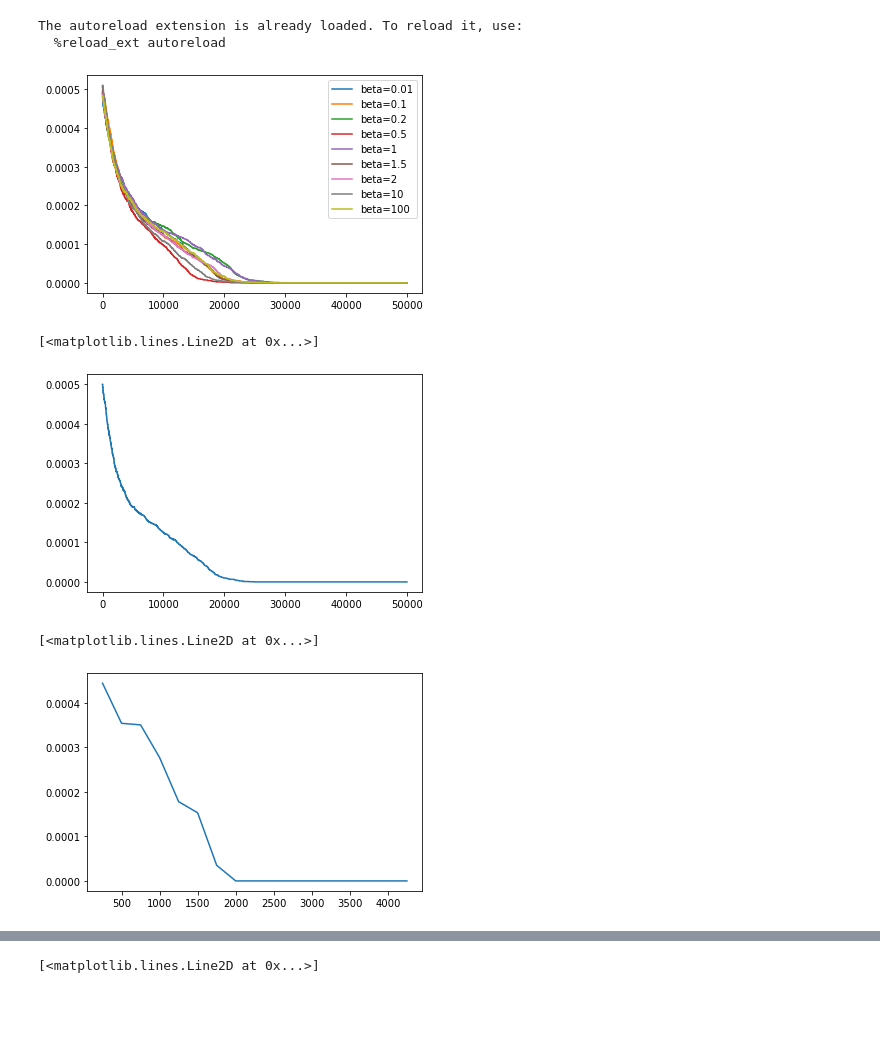
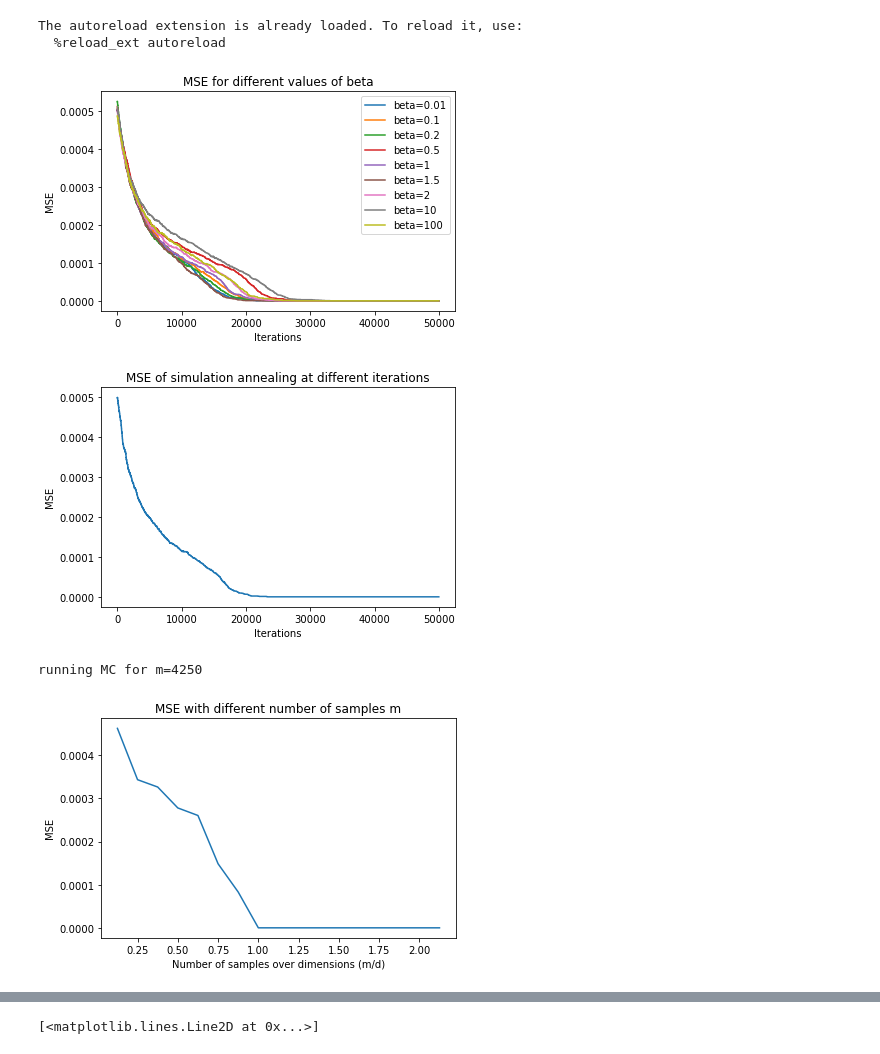
Before and after one commit to michelelupini/MC-project, a Jupyter notebook: main.ipynb, the cells around one changed output, grey strips where cells are left out. Cells and saved outputs as stored; diff of their text form; code cells hidden in the pictures; blank space fills up the shorter version.

```diff
--- a/main.ipynb
+++ b/main.ipynb
@@ -20,28 +20,42 @@ iterations = 100*d
 # %%
 # for different values of beta computes the losses of the samples as we moove through the chain
 
 iterations = 50000
-plt.plot(get_sampling_losses_fixed_ones(iterations, 0.01, m, d), label = 'beta=0.01')
-plt.plot(get_sampling_losses_fixed_ones(iterations, 0.1, m, d), label = 'beta=0.1')
-plt.plot(get_sampling_losses_fixed_ones(iterations, 0.2, m, d), label = 'beta=0.2')
-plt.plot(get_sampling_losses_fixed_ones(iterations, 0.5, m, d), label = 'beta=0.5')
-plt.plot(get_sampling_losses_fixed_ones(iterations, 1, m, d), label = 'beta=1')
-plt.plot(get_sampling_losses_fixed_ones(iterations, 1.5, m, d), label = 'beta=1.5')
-plt.plot(get_sampling_losses_fixed_ones(iterations, 2, m, d), label = 'beta=2')
-plt.plot(get_sampling_losses_fixed_ones(iterations, 10, m, d), label = 'beta=10')
-plt.plot(get_sampling_losses_fixed_ones(iterations, 100, m, d), label = 'beta=100')
+plt.plot(get_sampling_losses(iterations, 0.01, m, d), label = 'beta=0.01')
+plt.plot(get_sampling_losses(iterations, 0.1, m, d), label = 'beta=0.1')
+plt.plot(get_sampling_losses(iterations, 0.2, m, d), label = 'beta=0.2')
+plt.plot(get_sampling_losses(iterations, 0.5, m, d), label = 'beta=0.5')
+plt.plot(get_sampling_losses(iterations, 1, m, d), label = 'beta=1')
+plt.plot(get_sampling_losses(iterations, 1.5, m, d), label = 'beta=1.5')
+plt.plot(get_sampling_losses(iterations, 2, m, d), label = 'beta=2')
+plt.plot(get_sampling_losses(iterations, 10, m, d), label = 'beta=10')
+plt.plot(get_sampling_losses(iterations, 100, m, d), label = 'beta=100')
 
 plt.legend()
+plt.ylabel('MSE')
+plt.xlabel('Iterations')
+plt.title('MSE for different values of beta')
+plt.tight_layout()
+
+plt.savefig('MSE_diferent_beta.jpg')
 plt.show()
 # %% [output]
-[figure, old version]
+[figure, new version]
 # %%
 # test simulation annealing
-plt.plot(get_sampling_losses_fixed_ones(iterations, 0.1, m, d, simulation_annealing=True))
+plt.plot(get_sampling_losses(iterations, 0.1, m, d, simulation_annealing=True))
+
+plt.ylabel('MSE')
+plt.xlabel('Iterations')
+plt.title('MSE of simulation annealing at different iterations')
+plt.tight_layout()
+
+plt.savefig('MSE_simulation_annealing.jpg')
 # %% [output]
-[<matplotlib.lines.Line2D at 0x...>]
-[figure, old version]
+[figure, new version]
 # %%
+# don't rerun as it will take a while
+
 # increase the number of samples (m) to find minimum number of samples to
 losses_with_different_m = []
 m_values = np.arange(250,4500, 250)
@@ -49,10 +63,17 @@ m_values = np.arange(250,4500, 250)
 for m_value in  m_values:
     # for the different values of m only save the last loss (after doing all the iterations)
     print(f'running MC for m={m_value}', end='\r')
-    losses_with_different_m.append(get_sampling_losses_fixed_ones(iterations, 0.5, m_value, d)[-1])
+    losses_with_different_m.append(get_sampling_losses(iterations, 0.5, m_value, d)[-1])
 
-plt.plot(m_values, losses_with_different_m) # always changes
+
+plt.plot(m_values / d, losses_with_different_m) # always changes
+plt.ylabel('MSE')
+plt.xlabel('Number of samples over dimensions (m/d)')
+plt.title('MSE with different number of samples m')
+plt.tight_layout()
+
+plt.savefig('q1_ex6_minimum_m_to_recover.jpg')
 # %% [output]
-[<matplotlib.lines.Line2D at 0x...>]
+running MC for m=4250
-[figure, old version]
+[figure, new version]
 # %%
```
Also changed, not shown: parts of 3 cells of this notebook, 6 other files.
